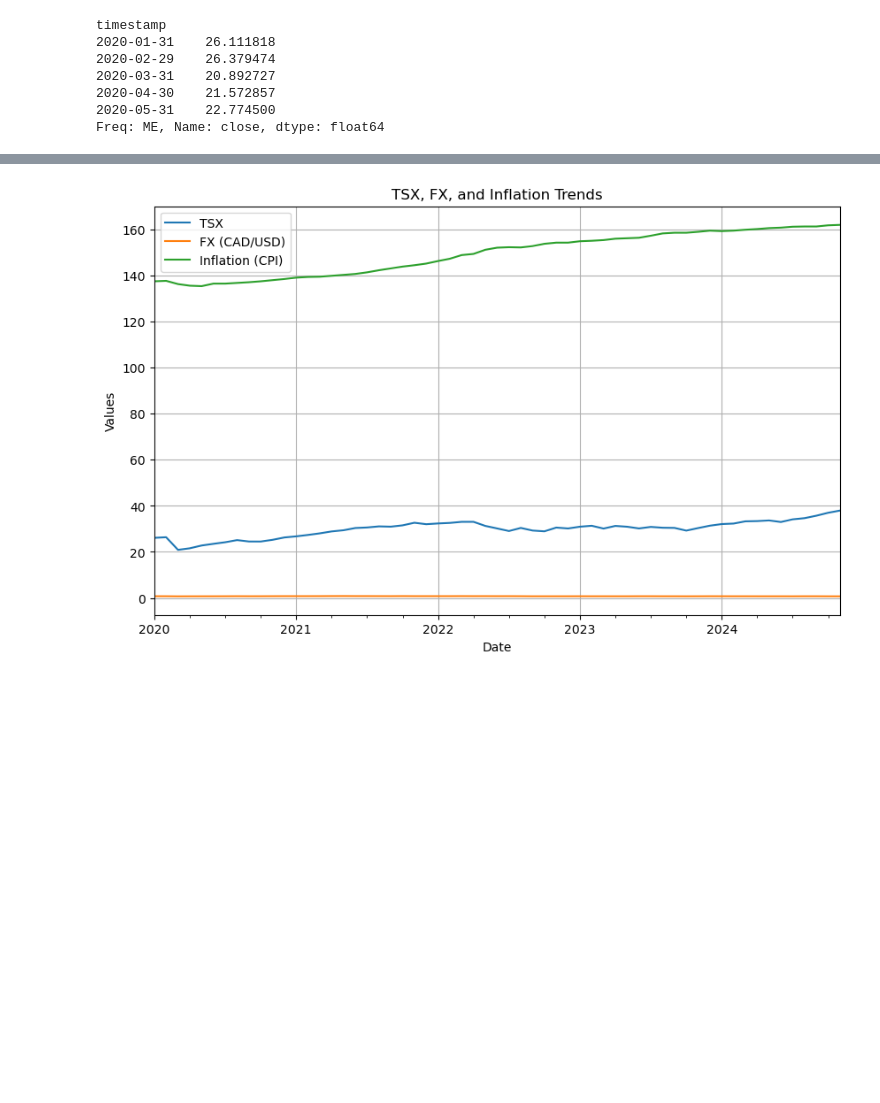
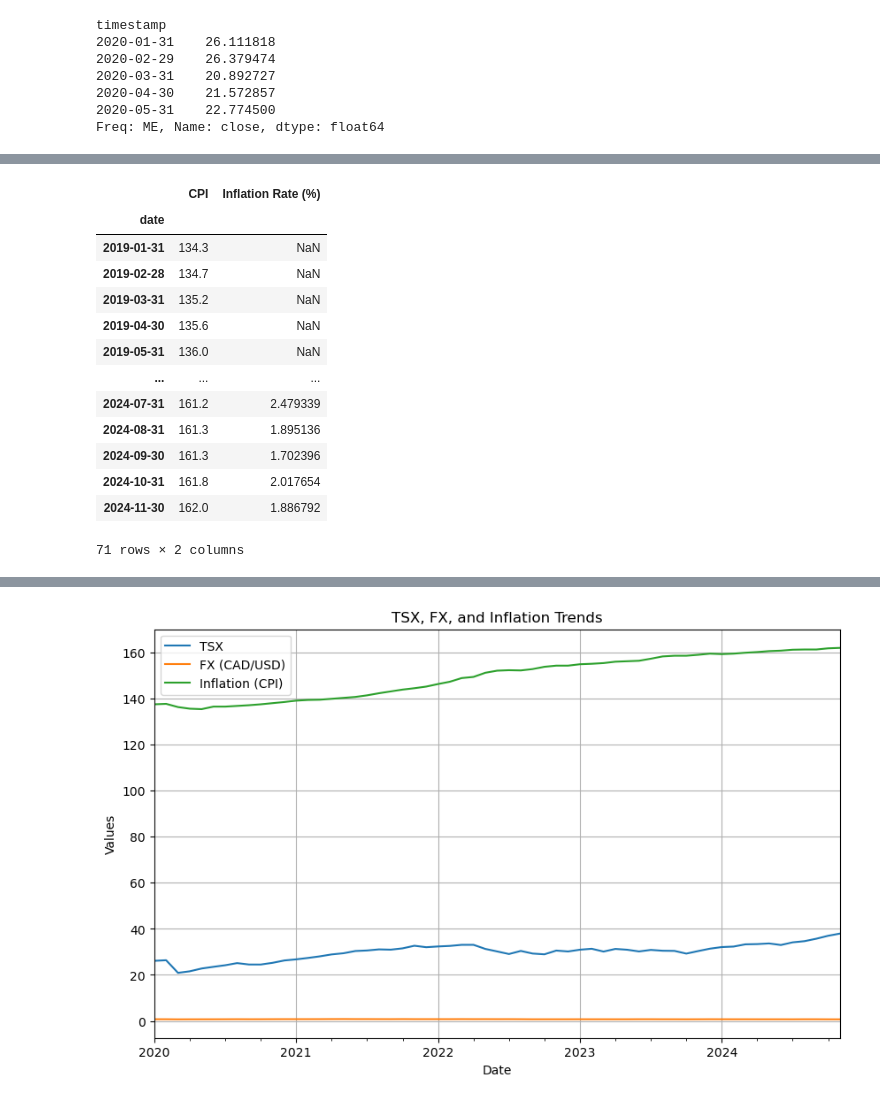
Before and after one commit to talazubi/Project-3-CA-Economic-Performance, a Jupyter notebook: Project 3 - Ammar.ipynb, the cells around one changed output, grey strips where cells are left out. Drawn from its saved outputs; the diff is of its cells as text; code cells hidden in the pictures; blank space fills up the shorter version.

```diff
--- a/Project 3 - Ammar.ipynb
+++ b/Project 3 - Ammar.ipynb
@@ -311,14 +328,0 @@ Inflation Data Range (aligned): 2019-01-31 00:00:00 - 2024-11-30 00:00:00
-# %%
-# Find the common date range
-common_start = max(tsx_monthly.index.min(), fx_data.index.min(), inflation_data.index.min())
-common_end = min(tsx_monthly.index.max(), fx_data.index.max(), inflation_data.index.max())
-
-# Filter the data to the common date range
-tsx_monthly = tsx_monthly[common_start:common_end]
-fx_data = fx_data[common_start:common_end]
-inflation_data = inflation_data[common_start:common_end]
-
-# Verify the alignment
-print("TSX Monthly Range (filtered):", tsx_monthly.index.min(), "-", tsx_monthly.index.max())
-print("FX Data Range (filtered):", fx_data.index.min(), "-", fx_data.index.max())
-print("Inflation Data Range (filtered):", inflation_data.index.min(), "-", inflation_data.index.max())
@@ -329,3 +329,32 @@ Inflation Data Range (filtered): 2020-01-31 00:00:00 - 2024-11-30 00:00:00
+# %%
+# Check if the index is already set to 'date' and is in datetime format
+if not isinstance(inflation_data.index, pd.DatetimeIndex):
+    inflation_data.index = pd.to_datetime(inflation_data.index)
+
+# Drop the "Unnamed: 0" column if it's not necessary
+if 'Unnamed: 0' in inflation_data.columns:
+    inflation_data.drop(columns=['Unnamed: 0'], inplace=True)
+
+# Align Inflation data to the end of the month (if necessary)
+inflation_data.index = inflation_data.index.to_period('M').to_timestamp('M')
+
+# Verify the range and structure
+inflation_data
+# %% [output]
+|  | CPI | Inflation Rate (%) |
+| date |  |  |
+| 2019-01-31 | 134.3 | NaN |
+| 2019-02-28 | 134.7 | NaN |
+| 2019-03-31 | 135.2 | NaN |
+| 2019-04-30 | 135.6 | NaN |
+| 2019-05-31 | 136.0 | NaN |
+| ... | ... | ... |
+| 2024-07-31 | 161.2 | 2.479339 |
+| 2024-08-31 | 161.3 | 1.895136 |
+| 2024-09-30 | 161.3 | 1.702396 |
+| 2024-10-31 | 161.8 | 2.017654 |
+| 2024-11-30 | 162.0 | 1.886792 |
+71 rows × 2 columns
 # %%
 # Combine the datasets
 combined_data = pd.DataFrame({
```
Also changed, not shown: parts of 9 cells of this notebook, 7 other files.
